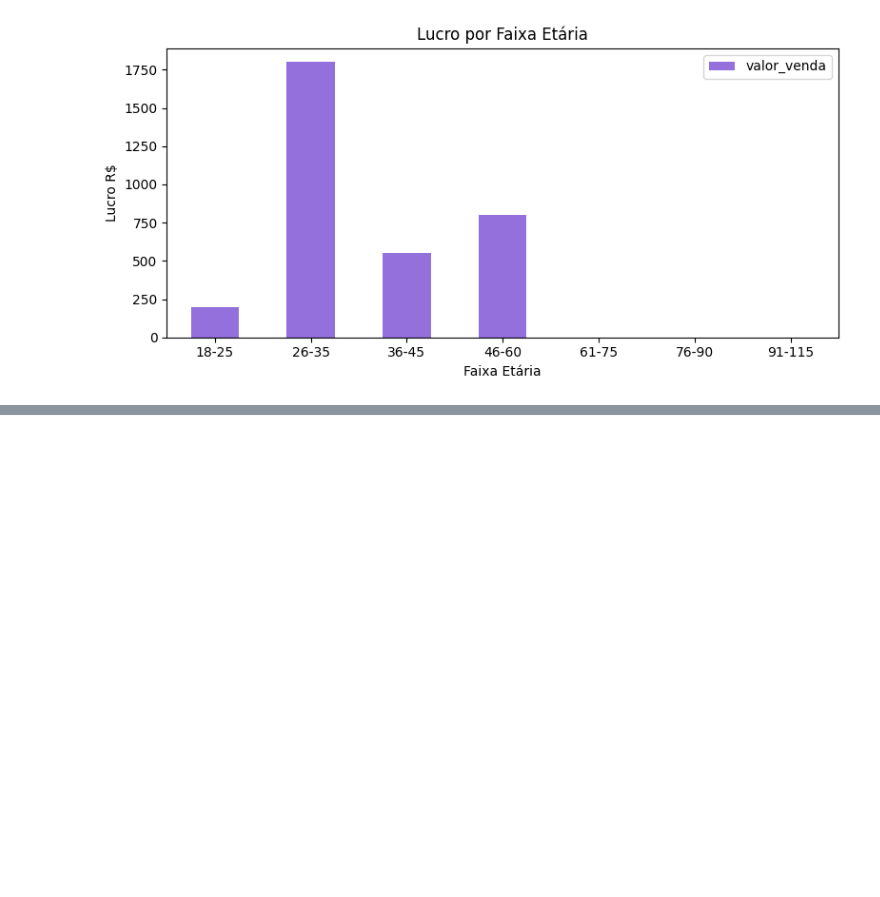
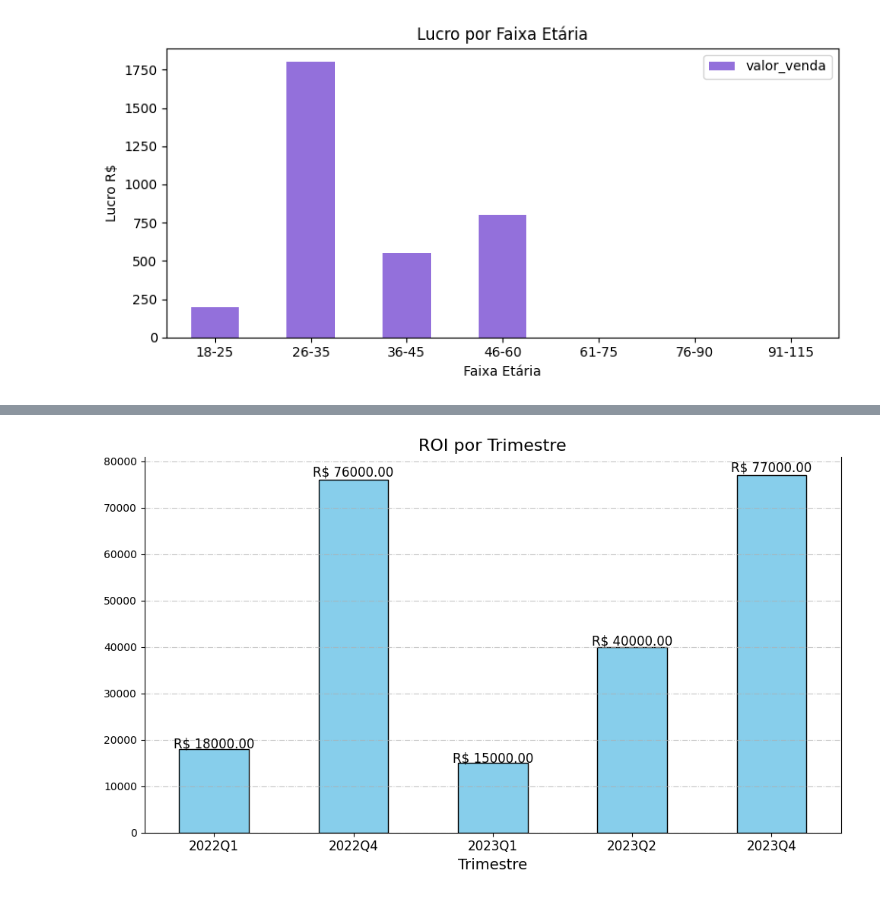
Before and after one commit to DanielBorbafs/study, a Jupyter notebook: pandas/marketing/analise_marketing.ipynb, the cells around one changed output, grey strips where cells are left out. Drawn from its saved outputs; the diff is of its cells as text; code cells hidden in the pictures; blank space fills up the shorter version.

```diff
--- a/pandas/marketing/analise_marketing.ipynb
+++ b/pandas/marketing/analise_marketing.ipynb
@@ -195,0 +194,4 @@ Produtos ou serviços mais vendidos, sazonalidade e oportunidades de upselling.
+# %%
+df_campanhas['ROI'] = df_campanhas['receita'] - df_campanhas['custo']
+df_campanhas_ordenado = df_campanhas.sort_values(by='ROI', ascending=False)
+df_campanhas_ordenado
@@ -196,3 +208,36 @@ Produtos ou serviços mais vendidos, sazonalidade e oportunidades de upselling.
+# %%
+import matplotlib.pyplot as plt
+
+df_campanhas['trimestre'] = df_campanhas['data_lancamento'].dt.to_period('Q')
+
+# Agrupando ROI por trimestre
+roi_por_trimestre = df_campanhas.groupby('trimestre')['ROI'].sum()
+
+#criar o gráfico
+plt.figure(figsize=(10,6))
+ax = roi_por_trimestre.plot(kind='bar', color='skyblue', edgecolor='black')
+
+for index, value in enumerate(roi_por_trimestre):
+    plt.text(index, value + (value * 0.01), f'R$ {value:.2f}', ha='center', fontsize=12, color='black')
+
+
+plt.title('ROI por Trimestre', fontsize=16)
+plt.xlabel('Trimestre', fontsize=14)
+plt.ylabel('ROI (em unidades)', fontsize=14)
+plt.xticks(rotation=45, fontsize=12)
+plt.grid(axis='y', linestyle='-.', alpha=0.7)
+
+# Removendo o eixo Y
+ax.set_ylabel('')
+plt.xticks(rotation = 0) # colando nomes na horizontal
+
+ax.spines['top'].set_visible(False)   # Remove a linha superior
+
+# Mostrar o gráfico
+plt.tight_layout()
+plt.show()
+# %% [output]
+[figure, added]
 # %%
 # Criando uma tupla com os valores monetários (Usar depois)
 
```
Also changed, not shown: parts of 3 cells of this notebook, 1 other file.
